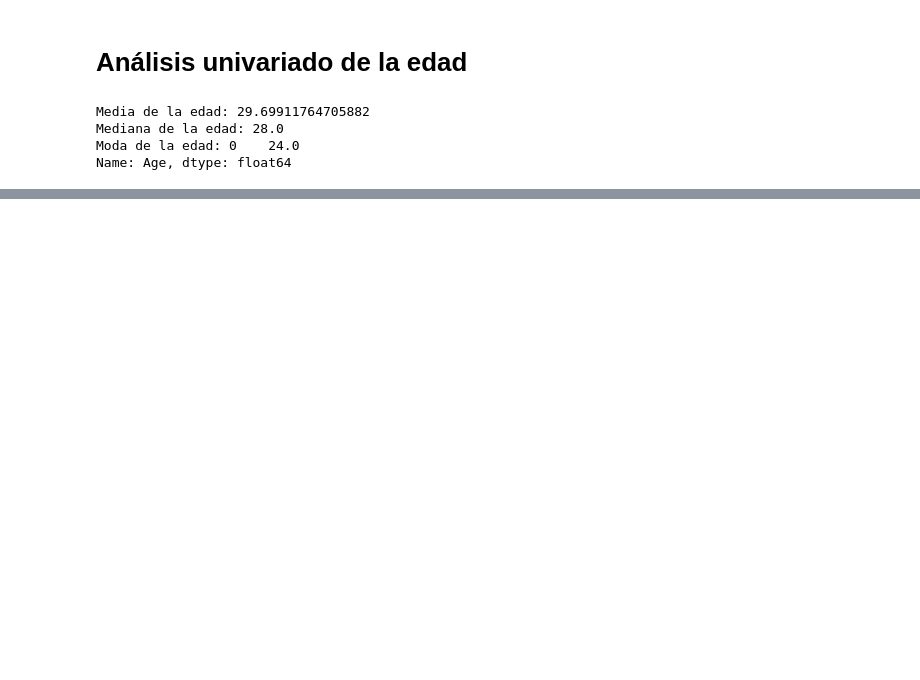
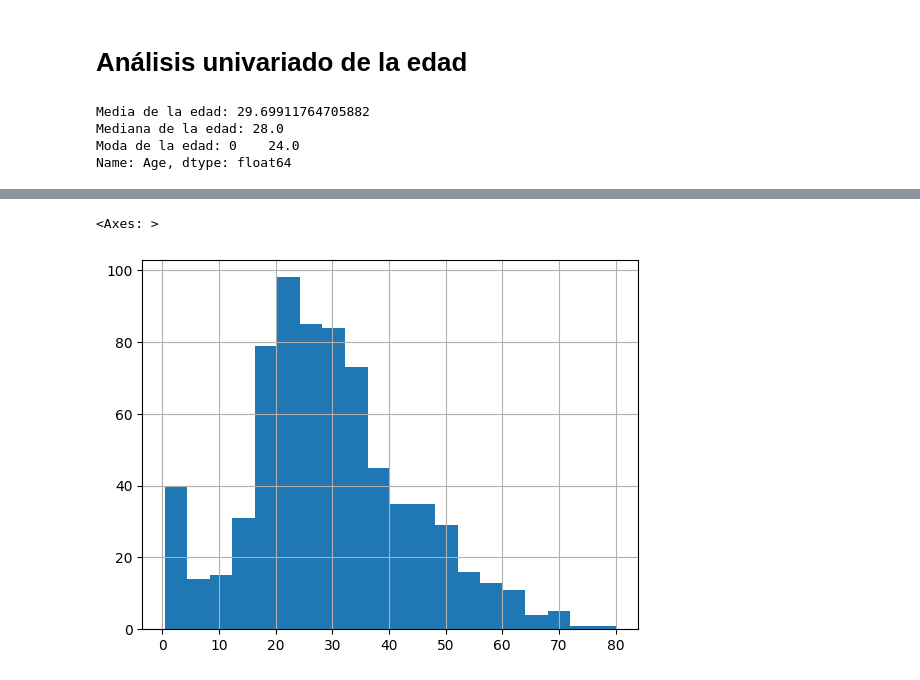
Before and after one commit to r2847txt/DataAnalysisSence2025, a Jupyter notebook: 3_AnalisisExploratorioProgramacionEstadistica/Clase1/Actividad Clase/AnalisisUnivariadoTitanic.ipynb, the cells around one changed output, grey strips where cells are left out. Saved outputs shown, nothing was run; the diff lists cells and outputs as text; code cells hidden in the pictures; blank space fills up the shorter version.

```diff
--- a/3_AnalisisExploratorioProgramacionEstadistica/Clase1/Actividad Clase/AnalisisUnivariadoTitanic.ipynb
+++ b/3_AnalisisExploratorioProgramacionEstadistica/Clase1/Actividad Clase/AnalisisUnivariadoTitanic.ipynb
@@ -36,0 +78,6 @@ Name: Age, dtype: float64
+# %%
+# Histograma
+df['Age'].hist(bins=20)
+# %% [output]
+<Axes: >
+[figure, added]
```
Also changed, not shown: parts of 7 cells of this notebook, 1 other file.
